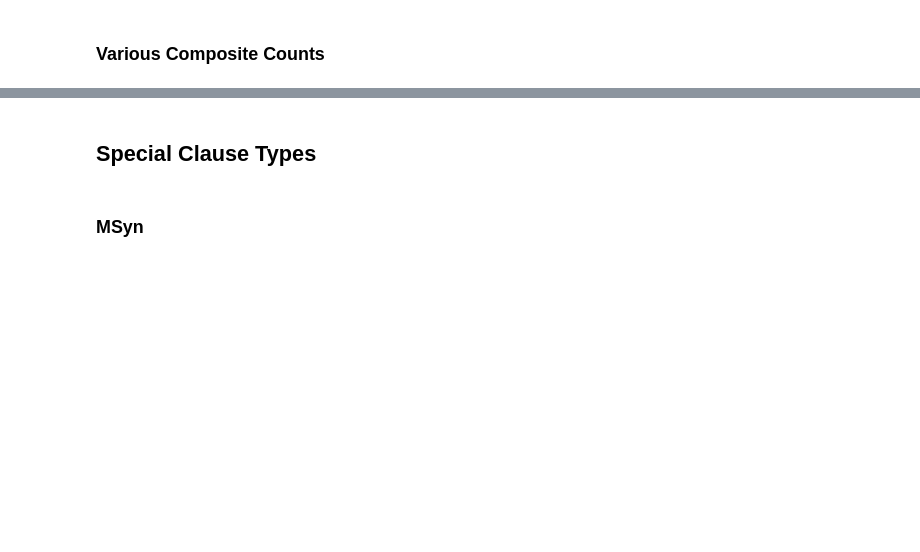
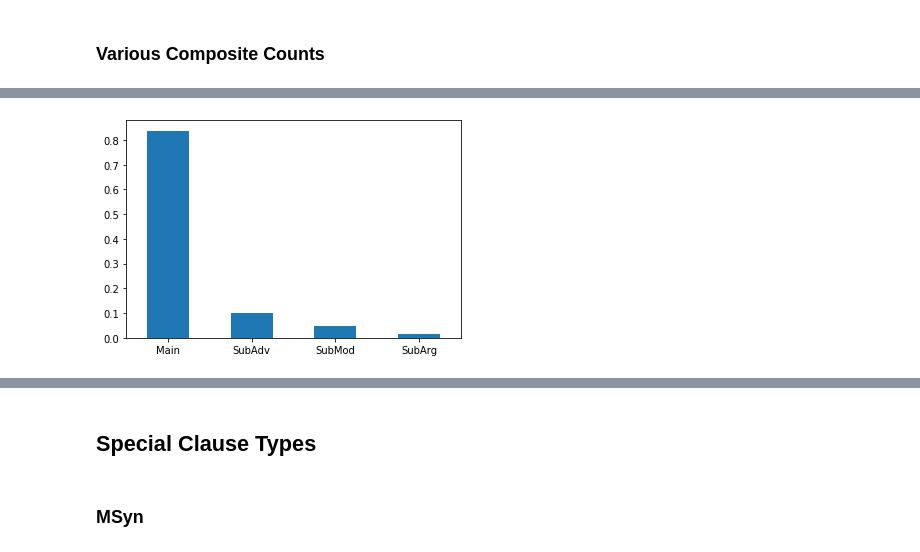
Before and after one commit to CambridgeSemiticsLab/BH_time_collocations, a Jupyter notebook: workflow/notebooks/analysis/1_clause_minortypes.ipynb, the cells around one changed output, grey strips where cells are left out. Cells and saved outputs as stored; diff of their text form; code cells hidden in the pictures; blank space fills up the shorter version.

```diff
--- a/workflow/notebooks/analysis/1_clause_minortypes.ipynb
+++ b/workflow/notebooks/analysis/1_clause_minortypes.ipynb
@@ -191,0 +178,5 @@ typgendom_dp = sig.apply_deltaP(typgendom_ct, 0, 1)
+# %%
+rel_ct = df.cl_rela.value_counts()
+rel_pr = rel_ct / rel_ct.sum()
+
+rel_pr
@@ -191,0 +209,9 @@ typgendom_dp = sig.apply_deltaP(typgendom_ct, 0, 1)
+# %%
+fig, ax = plt.subplots()
+rel_pr.plot(kind='bar', ax=ax)
+ax.set_xticklabels(ax.get_xticklabels(), rotation=0)
+out.plot(
+    'bar_rel_pr',
+)
+# %% [output]
+[figure, added]
```
Also changed, not shown: parts of 99 cells of this notebook, 49 other files.
